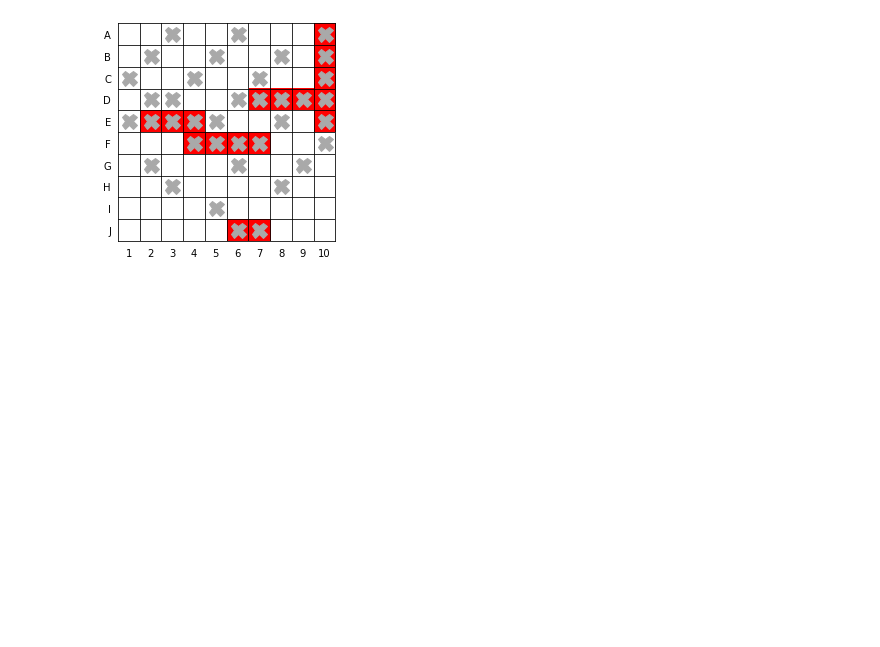
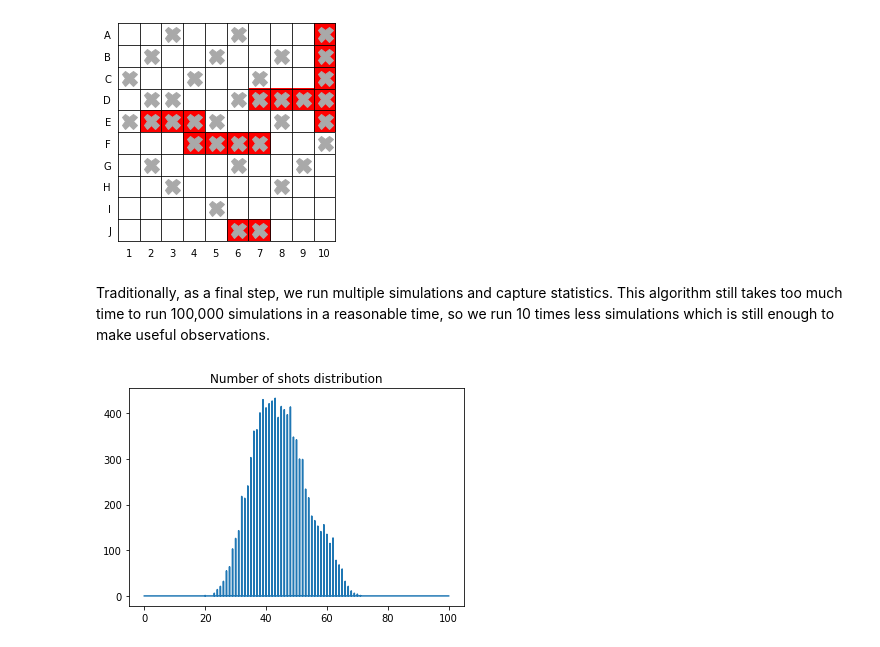
Before and after one commit to lnadi17/battleship-simulator, a Jupyter notebook: final-strategy.ipynb, the cells around one changed output. Saved outputs shown, nothing was run; the diff lists cells and outputs as text; code cells hidden in the pictures; blank space fills up the shorter version.

Commit message:
Plot statistics of final strategy

```diff
--- a/final-strategy.ipynb
+++ b/final-strategy.ipynb
@@ -733,3 +729,5 @@ Wall time: 33 ms
 board.get_figure()
 # %% [output]
 [figure]
+# %% [markdown]
+Traditionally, as a final step, we run multiple simulations and capture statistics. This algorithm still takes too much time to run 100,000 simulations in a reasonable time, so we run 10 times less simulations which is still enough to make useful observations.
@@ -735,0 +1021,7 @@ board.get_figure()
+# %%
+hist = np.histogram(shots, bins=len(shots), range=(0, 100))
+plt.plot(hist[1][:-1], hist[0])
+plt.title('Number of shots distribution')
+plt.show()
+# %% [output]
+[figure, added]
```
Also changed, not shown: parts of 5 cells of this notebook.
